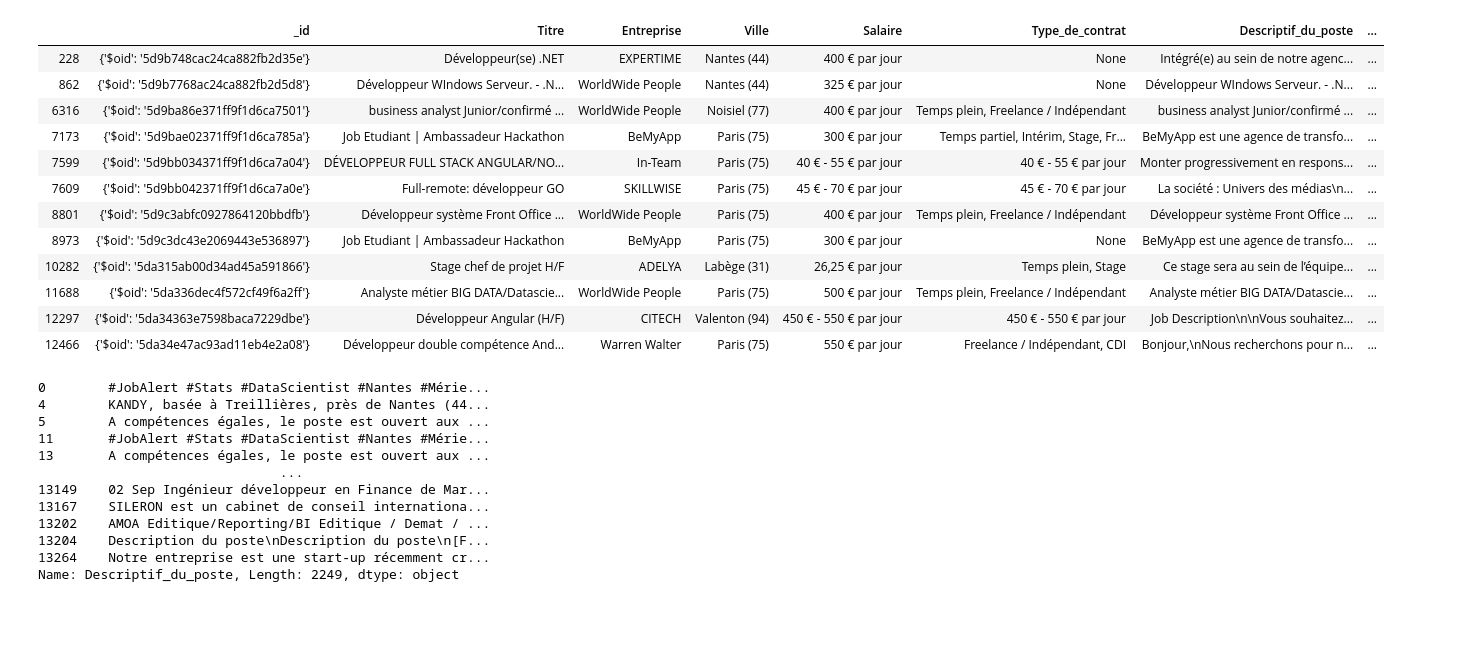
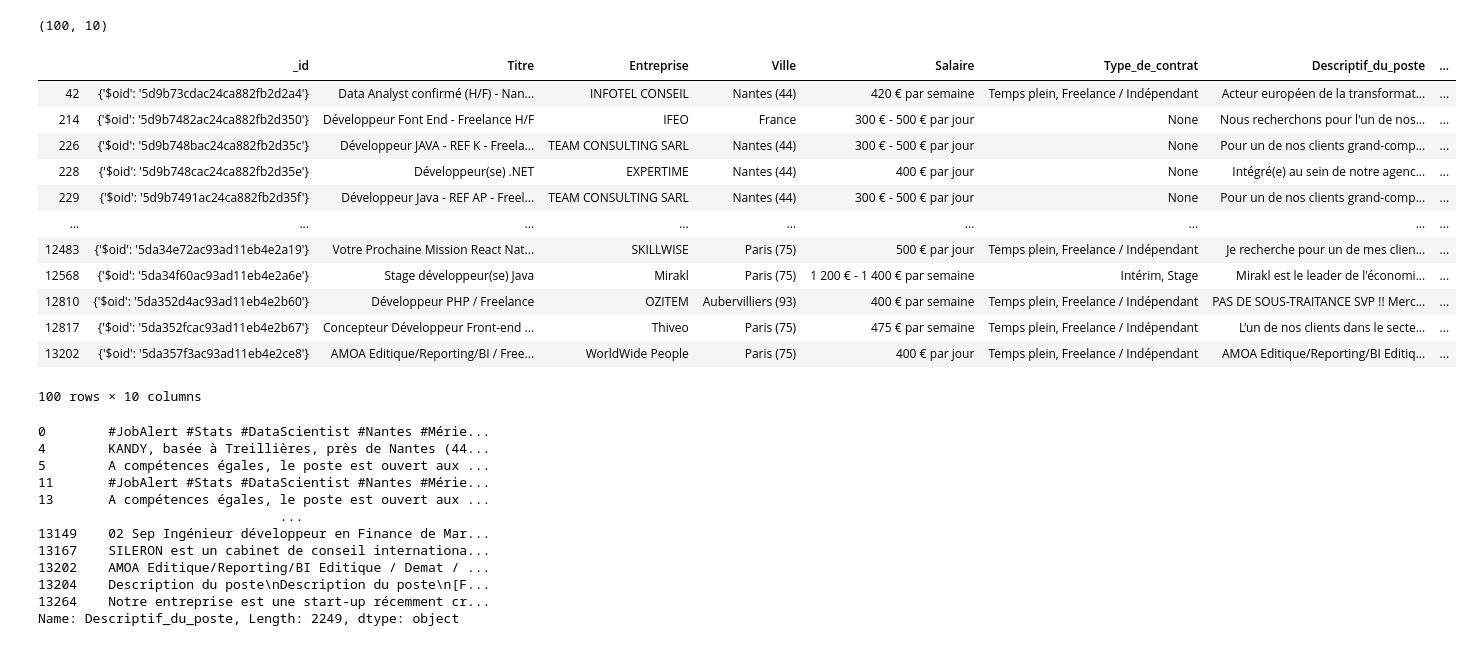
Before and after one commit to jengsen/Simplon-project-Indeed, a Jupyter notebook: word2vec.ipynb, the cells around one changed output. Saved outputs shown, nothing was run; the diff lists cells and outputs as text; code cells hidden in the pictures; blank space fills up the shorter version.

```diff
--- a/word2vec.ipynb
+++ b/word2vec.ipynb
@@ -8,23 +8,27 @@ data = pd.read_json('data/BDD_14_10_2019.json',lines=True,encoding='utf-8')
 df = data.loc[data['Salaire']!='None',:]
 df = df.loc[df['Descriptif_du_poste']!="None",:]
 # df['Salaire']=df['Salaire'].apply(parse_salary)
-par_jour=df.loc[df['Salaire'].apply(lambda x: 'jour' in x),:]
-freelance = par_jour.loc[par_jour['Titre'].apply(lambda x : 'freelance' not in x.lower()),:]
-freelance
+df=df.loc[df['Salaire'].apply(lambda x: ('mois' in x) or ('par an' in x)),:]
+# freelance = par_jour.loc[par_jour['Titre'].apply(lambda x : 'freelance' not in x.lower()),:]
+par_jour.shape
 # %% [output]
-|  | _id | Titre | Entreprise | Ville | Salaire | Type_de_contrat | Descriptif_du_poste | ... |
-| 228 | {'$oid': '5d9b748cac24ca882fb2d35e'} | Développeur(se) .NET | EXPERTIME | Nantes (44) | 400 € par jour | None | Intégré(e) au sein de notre agenc... | ... |
-| 862 | {'$oid': '5d9b7768ac24ca882fb2d5d8'} | Développeur WIndows Serveur. - .N... | WorldWide People | Nantes (44) | 325 € par jour | None | Développeur WIndows Serveur. - .N... | ... |
-| 6316 | {'$oid': '5d9ba86e371ff9f1d6ca7501'} | business analyst Junior/confirmé ... | WorldWide People | Noisiel (77) | 400 € par jour | Temps plein, Freelance / Indépendant | business analyst Junior/confirmé ... | ... |
-| 7173 | {'$oid': '5d9bae02371ff9f1d6ca785a'} | Job Etudiant | Ambassadeur Hackathon | BeMyApp | Paris (75) | 300 € par jour | Temps partiel, Intérim, Stage, Fr... | BeMyApp est une agence de transfo... | ... |
-| 7599 | {'$oid': '5d9bb034371ff9f1d6ca7a04'} | DÉVELOPPEUR FULL STACK ANGULAR/NO... | In-Team | Paris (75) | 40 € - 55 € par jour | 40 € - 55 € par jour | Monter progressivement en respons... | ... |
-| 7609 | {'$oid': '5d9bb042371ff9f1d6ca7a0e'} | Full-remote: développeur GO | SKILLWISE | Paris (75) | 45 € - 70 € par jour | 45 € - 70 € par jour | La société : Univers des médias\n... | ... |
-| 8801 | {'$oid': '5d9c3abfc0927864120bbdfb'} | Développeur système Front Office ... | WorldWide People | Paris (75) | 400 € par jour | Temps plein, Freelance / Indépendant | Développeur système Front Office ... | ... |
-| 8973 | {'$oid': '5d9c3dc43e2069443e536897'} | Job Etudiant | Ambassadeur Hackathon | BeMyApp | Paris (75) | 300 € par jour | None | BeMyApp est une agence de transfo... | ... |
-| 10282 | {'$oid': '5da315ab00d34ad45a591866'} | Stage chef de projet H/F | ADELYA | Labège (31) | 26,25 € par jour | Temps plein, Stage | Ce stage sera au sein de l’équipe... | ... |
-| 11688 | {'$oid': '5da336dec4f572cf49f6a2ff'} | Analyste métier BIG DATA/Datascie... | WorldWide People | Paris (75) | 500 € par jour | Temps plein, Freelance / Indépendant | Analyste métier BIG DATA/Datascie... | ... |
-| 12297 | {'$oid': '5da34363e7598baca7229dbe'} | Développeur Angular (H/F) | CITECH | Valenton (94) | 450 € - 550 € par jour | 450 € - 550 € par jour | Job Description\n\nVous souhaitez... | ... |
-| 12466 | {'$oid': '5da34e47ac93ad11eb4e2a08'} | Développeur double compétence And... | Warren Walter | Paris (75) | 550 € par jour | Freelance / Indépendant, CDI | Bonjour,\nNous recherchons pour n... | ... |
+(100, 10)
+# %%
+par_jour
+# %% [output]
+|  | _id | Titre | Entreprise | Ville | Salaire | Type_de_contrat | Descriptif_du_poste | ... |
+| 42 | {'$oid': '5d9b73cdac24ca882fb2d2a4'} | Data Analyst confirmé (H/F) - Nan... | INFOTEL CONSEIL | Nantes (44) | 420 € par semaine | Temps plein, Freelance / Indépendant | Acteur européen de la transformat... | ... |
+| 214 | {'$oid': '5d9b7482ac24ca882fb2d350'} | Développeur Font End - Freelance H/F | IFEO | France | 300 € - 500 € par jour | None | Nous recherchons pour l'un de nos... | ... |
+| 226 | {'$oid': '5d9b748bac24ca882fb2d35c'} | Développeur JAVA - REF K - Freela... | TEAM CONSULTING SARL | Nantes (44) | 300 € - 500 € par jour | None | Pour un de nos clients grand-comp... | ... |
+| 228 | {'$oid': '5d9b748cac24ca882fb2d35e'} | Développeur(se) .NET | EXPERTIME | Nantes (44) | 400 € par jour | None | Intégré(e) au sein de notre agenc... | ... |
+| 229 | {'$oid': '5d9b7491ac24ca882fb2d35f'} | Développeur Java - REF AP - Freel... | TEAM CONSULTING SARL | Nantes (44) | 300 € - 500 € par jour | None | Pour un de nos clients grand-comp... | ... |
+| ... | ... | ... | ... | ... | ... | ... | ... | ... |
+| 12483 | {'$oid': '5da34e72ac93ad11eb4e2a19'} | Votre Prochaine Mission React Nat... | SKILLWISE | Paris (75) | 500 € par jour | Temps plein, Freelance / Indépendant | Je recherche pour un de mes clien... | ... |
+| 12568 | {'$oid': '5da34f60ac93ad11eb4e2a6e'} | Stage développeur(se) Java | Mirakl | Paris (75) | 1 200 € - 1 400 € par semaine | Intérim, Stage | Mirakl est le leader de l'économi... | ... |
+| 12810 | {'$oid': '5da352d4ac93ad11eb4e2b60'} | Développeur PHP / Freelance | OZITEM | Aubervilliers (93) | 400 € par semaine | Temps plein, Freelance / Indépendant | PAS DE SOUS-TRAITANCE SVP !! Merc... | ... |
+| 12817 | {'$oid': '5da352fcac93ad11eb4e2b67'} | Concepteur Développeur Front-end ... | Thiveo | Paris (75) | 475 € par semaine | Temps plein, Freelance / Indépendant | L’un de nos clients dans le secte... | ... |
+| 13202 | {'$oid': '5da357f3ac93ad11eb4e2ce8'} | AMOA Editique/Reporting/BI / Free... | WorldWide People | Paris (75) | 400 € par jour | Temps plein, Freelance / Indépendant | AMOA Editique/Reporting/BI Editiq... | ... |
+100 rows × 10 columns
 # %%
 path = get_tmpfile("word2vec.model")
 # %%
```
Also changed, not shown: parts of 13 cells of this notebook, 1 other file.
